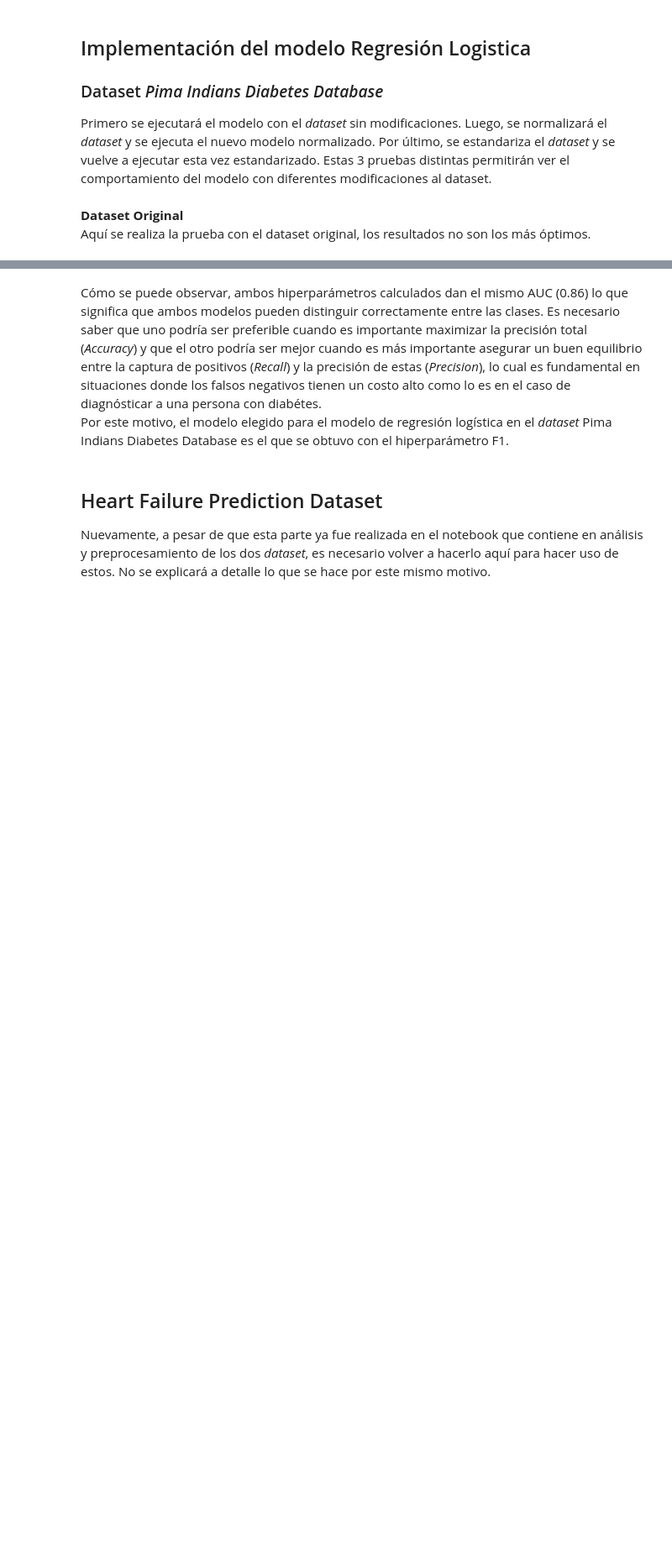
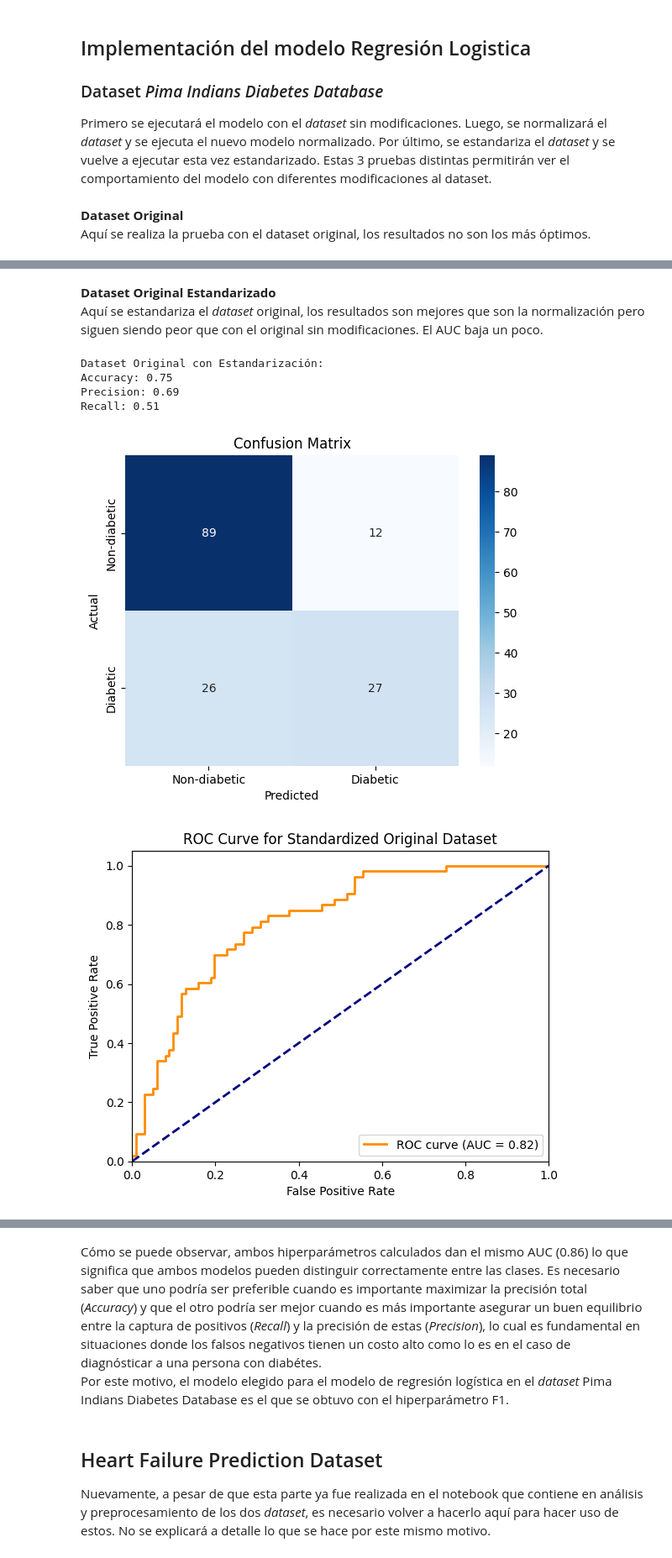
Before and after one commit to TheCsarbeat/proyecto1-IA, a Jupyter notebook: RegresionLogistica.ipynb, the cells around one changed output, grey strips where cells are left out. Shown at 84% size. Cells and saved outputs as stored; diff of their text form; code cells hidden in the pictures; blank space fills up the shorter version.

```diff
--- a/RegresionLogistica.ipynb
+++ b/RegresionLogistica.ipynb
@@ -489,0 +174,47 @@ Recall: 0.80
+# %% [markdown]
+**Dataset Original Estandarizado**<br>
+Aquí se estandariza el *dataset* original, los resultados son mejores que son la normalización pero siguen siendo peor que con el original sin modificaciones. El AUC baja un poco.
+# %%
+from sklearn.preprocessing import StandardScaler
+
+# Standardize
+scaler_std = StandardScaler()
+X_train_std = scaler_std.fit_transform(X_train)
+X_test_std = scaler_std.transform(X_test)
+
+# Train
+log_reg_std = LogisticRegression(max_iter=1000)
+log_reg_std.fit(X_train_std, y_train)
+
+# Predictions
+y_pred_std = log_reg_std.predict(X_test_std)
+
+accuracy_std = accuracy_score(y_test, y_pred_std)
+precision_std = precision_score(y_test, y_pred_std)
+recall_std = recall_score(y_test, y_pred_std)
+
+print("\nDataset Original con Estandarización:")
+print_metrics(y_test, y_pred_std)
+plot_confusion_matrix(y_test, y_pred_std)
+
+y_scores_std = log_reg_std.predict_proba(X_test_std)[:, 1]
+fpr_std, tpr_std, thresholds_std = roc_curve(y_test, y_scores_std)
+roc_auc_std = auc(fpr_std, tpr_std)
+
+plt.figure()
+plt.plot(fpr_std, tpr_std, color='darkorange', lw=2, label='ROC curve (AUC = %0.2f)' % roc_auc_std)
+plt.plot([0, 1], [0, 1], color='navy', lw=2, linestyle='--')
+plt.xlim([0.0, 1.0])
+plt.ylim([0.0, 1.05])
+plt.xlabel('False Positive Rate')
+plt.ylabel('True Positive Rate')
+plt.title('ROC Curve for Standardized Original Dataset')
+plt.legend(loc="lower right")
+plt.show()
+# %% [output]
+Dataset Original con Estandarización:
+Accuracy: 0.75
+Precision: 0.69
+Recall: 0.51
+[figure, added]
+[figure, added]
```
Also changed, not shown: parts of 74 cells of this notebook.
